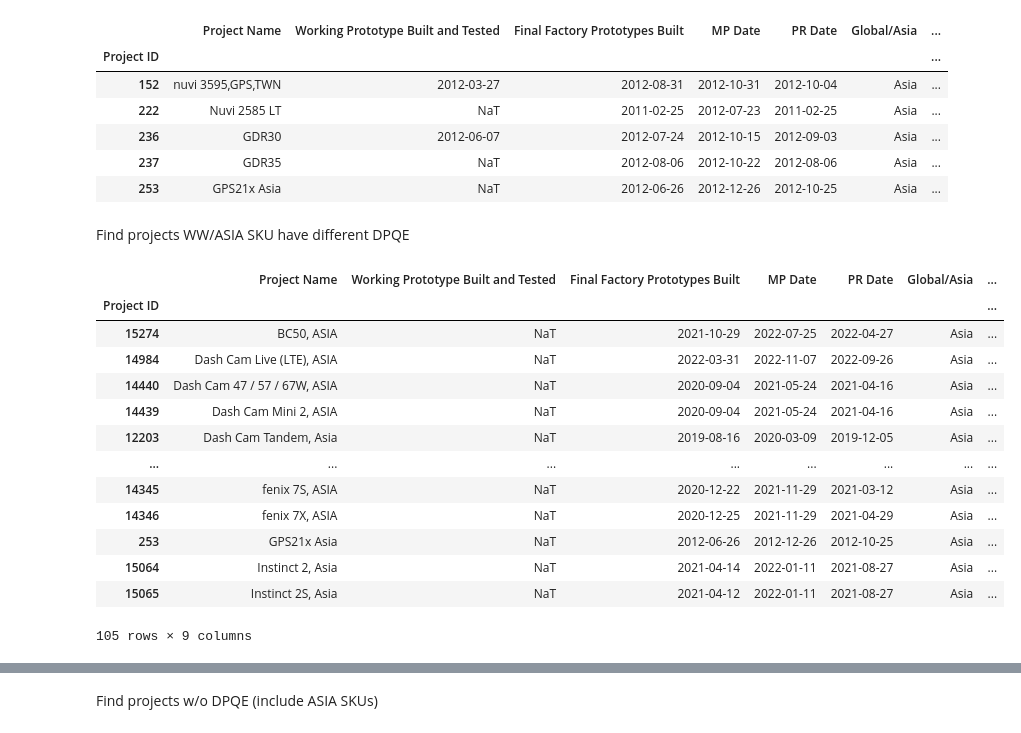
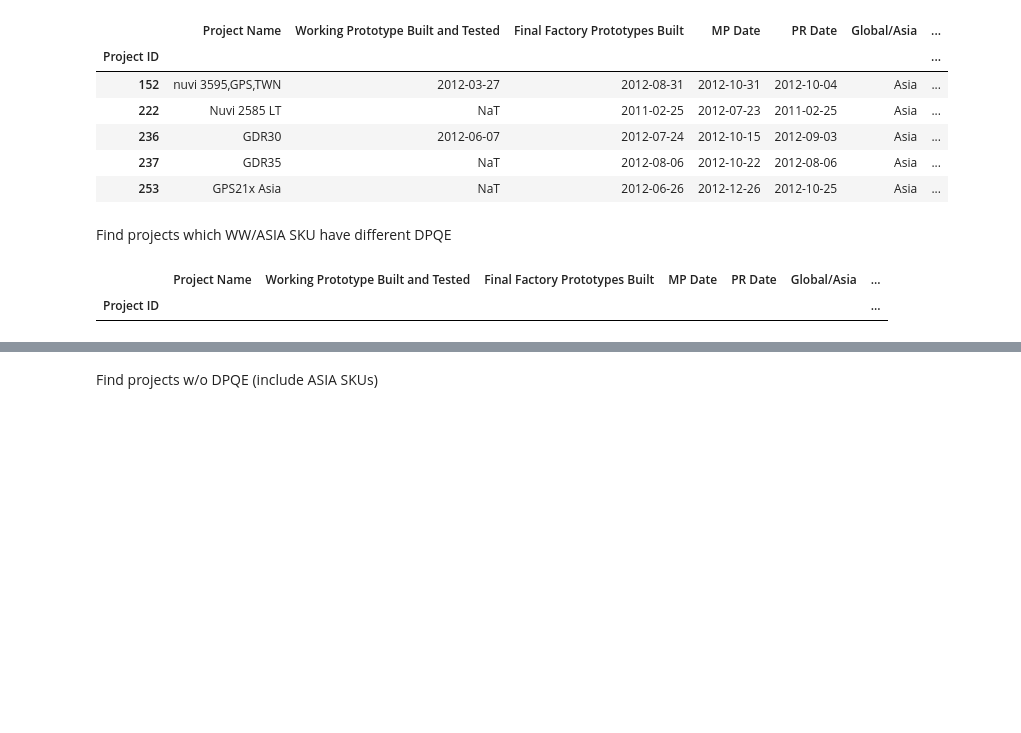
Before and after one commit to CPWRF/Projects, a Jupyter notebook: GMLA loading analysis/PMsystem_PRweb/LoadingAnalysis_PRweb _PMsystem.ipynb, the cells around one changed output, grey strips where cells are left out. Cells and saved outputs as stored; diff of their text form; code cells hidden in the pictures; blank space fills up the shorter version.

```diff
--- a/GMLA loading analysis/PMsystem_PRweb/LoadingAnalysis_PRweb _PMsystem.ipynb
+++ b/GMLA loading analysis/PMsystem_PRweb/LoadingAnalysis_PRweb _PMsystem.ipynb
@@ -45,23 +55,17 @@ pmsystem_project_cft.sort_index().head()
 | 237 | GDR35 | NaT | 2012-08-06 | 2012-10-22 | 2012-08-06 | Asia | ... |
 | 253 | GPS21x Asia | NaT | 2012-06-26 | 2012-12-26 | 2012-10-25 | Asia | ... |
 # %% [markdown]
-Find projects WW/ASIA SKU have different DPQE
+Find projects which WW/ASIA SKU have different DPQE
 # %%
-ww_asia = pmsystem_project_cft
+ww_asia_diff = pmsystem_project_cft
+# %%
+#Handle Asis words in 'Project Name' column
+ww_asia_diff['Project Name'] = ww_asia_diff['Project Name'].apply(lambda name : name.split(',')[0])
+ww_asia_diff['Project Name'] = ww_asia_diff['Project Name'].str.replace('ASIA','')
+ww_asia_diff['Project Name'] = ww_asia_diff['Project Name'].str.replace('Asia','')
 # %%
-ww_asia[ww_asia['Project Name'].str.contains('ASIA|Asia')]
+# check any missing
+ww_asia_diff[ww_asia_diff['Project Name'].str.contains('ASIA|asia|Asia')]
 # %% [output]
 |  | Project Name | Working Prototype Built and Tested | Final Factory Prototypes Built | MP Date | PR Date | Global/Asia | ... |
 | Project ID |  |  |  |  |  |  | ... |
-| 15274 | BC50, ASIA | NaT | 2021-10-29 | 2022-07-25 | 2022-04-27 | Asia | ... |
-| 14984 | Dash Cam Live (LTE), ASIA | NaT | 2022-03-31 | 2022-11-07 | 2022-09-26 | Asia | ... |
-| 14440 | Dash Cam 47 / 57 / 67W, ASIA | NaT | 2020-09-04 | 2021-05-24 | 2021-04-16 | Asia | ... |
-| 14439 | Dash Cam Mini 2, ASIA | NaT | 2020-09-04 | 2021-05-24 | 2021-04-16 | Asia | ... |
-| 12203 | Dash Cam Tandem, Asia | NaT | 2019-08-16 | 2020-03-09 | 2019-12-05 | Asia | ... |
-| ... | ... | ... | ... | ... | ... | ... | ... |
-| 14345 | fenix 7S, ASIA | NaT | 2020-12-22 | 2021-11-29 | 2021-03-12 | Asia | ... |
-| 14346 | fenix 7X, ASIA | NaT | 2020-12-25 | 2021-11-29 | 2021-04-29 | Asia | ... |
-| 253 | GPS21x Asia | NaT | 2012-06-26 | 2012-12-26 | 2012-10-25 | Asia | ... |
-| 15064 | Instinct 2, Asia | NaT | 2021-04-14 | 2022-01-11 | 2021-08-27 | Asia | ... |
-| 15065 | Instinct 2S, Asia | NaT | 2021-04-12 | 2022-01-11 | 2021-08-27 | Asia | ... |
-105 rows × 9 columns
```
Also changed, not shown: parts of 7 cells of this notebook, 2 other files.
